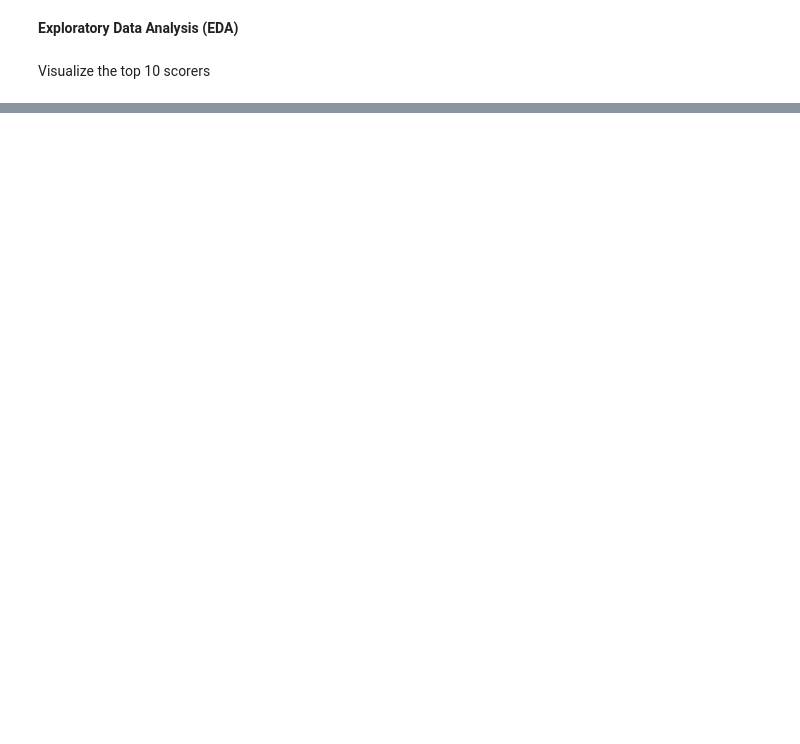
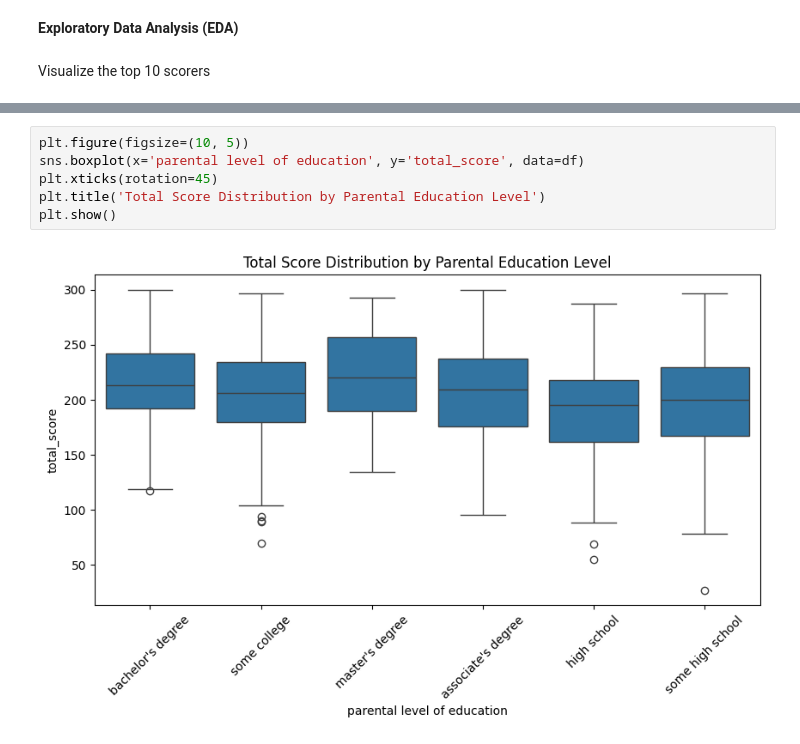
Before and after one commit to Bolajiiii/Student-Performance-Analysis, a Jupyter notebook: Student_Performance.ipynb, the cells around one changed output, grey strips where cells are left out. Saved outputs shown, nothing was run; the diff lists cells and outputs as text; blank space fills up the shorter version.

```diff
--- a/Student_Performance.ipynb
+++ b/Student_Performance.ipynb
@@ -52,0 +86,8 @@ Females constitute 80% of the top scorers
+# %%
+plt.figure(figsize=(10, 5))
+sns.boxplot(x='parental level of education', y='total_score', data=df)
+plt.xticks(rotation=45)
+plt.title('Total Score Distribution by Parental Education Level')
+plt.show()
+# %% [output]
+[figure, added]
```
Also changed, not shown: parts of 26 cells of this notebook.
